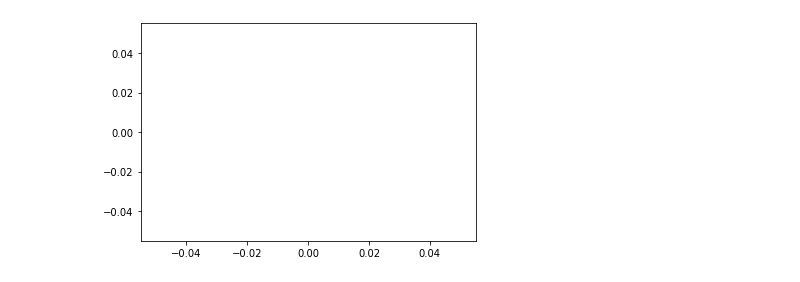
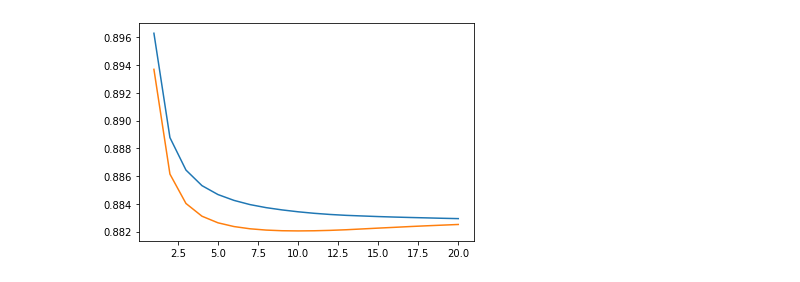
Before and after one commit to wararaki718/nlp100, a Jupyter notebook: 070-079/077.ipynb, the cells around one changed output. Saved outputs shown, nothing was run; the diff lists cells and outputs as text; code cells hidden in the pictures.

```diff
--- a/070-079/077.ipynb
+++ b/070-079/077.ipynb
@@ -23,16 +23,15 @@ class NNModel(torch.nn.Module):
         super(NNModel, self).__init__()
         self.linear_1 = torch.nn.Linear(n_input, n_hidden)
         self.linear_2 = torch.nn.Linear(n_hidden, n_output)
-        self.softmax = torch.nn.Softmax(dim=1)
 
     def forward(self, x: torch.Tensor) -> float:
         x = self.linear_1(x)
         x = self.linear_2(x)
-        return self.softmax(x)
+        return torch.softmax(x, dim=1)
 # %%
 model = NNModel(300, 4)
 criterion = torch.nn.CrossEntropyLoss()
-optimizer = torch.optim.SGD(model.parameters(), lr=0.01)
+optimizer = torch.optim.SGD(model.parameters(), lr=1.0)
 # %%
 model.train()
 train_losses = []
@@ -40,8 +39,8 @@ valid_losses = []
 train_accuracies = []
 valid_accuracies = []
 
-epochs = 100
-batch_size = 128
+epochs = 20
+batch_size = 256
 for epoch in tqdm(range(1, epochs+1)):
     model.train()
     for i in range(0, X_train.shape[0], batch_size):
@@ -86,7 +85,7 @@ plt.show()
 # %%
 fix, ax = plt.subplots()
-ax.plot(list(range(1, epochs+1)), train_losses, label='train_loss')
-ax.plot(list(range(1, epochs+1)), valid_losses, label='valid_loss')
+ax.plot(list(range(1, len(train_losses)+1)), train_losses, label='train_loss')
+ax.plot(list(range(1, len(valid_losses)+1)), valid_losses, label='valid_loss')
 plt.show()
 # %% [output]
-[figure, old version]
+[figure, new version]
```
Also changed, not shown: parts of 1 cell of this notebook, 3 other files.
